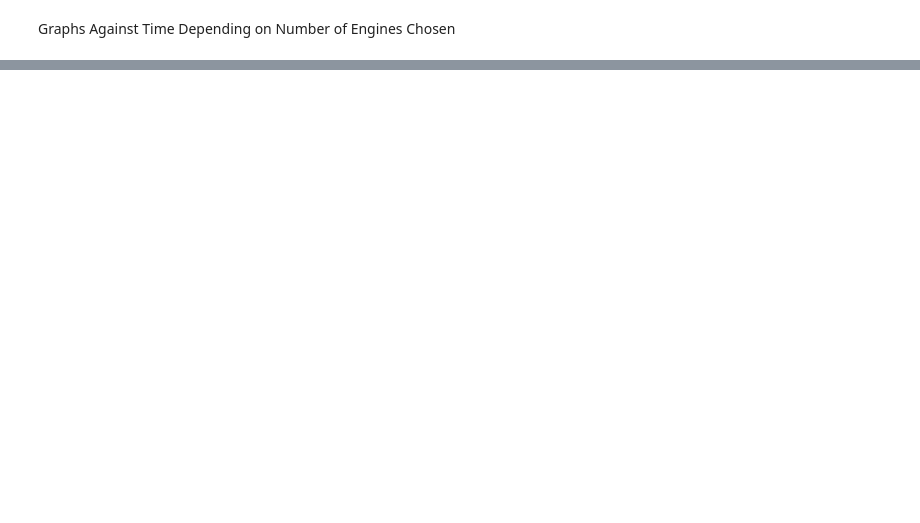
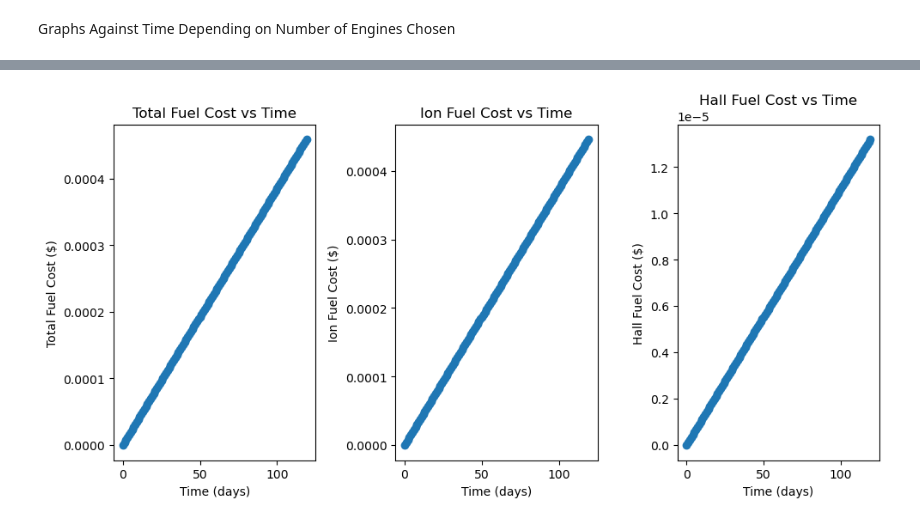
Before and after one commit to Sgail7/Prelim_Rocket_Calc, a Jupyter notebook: electric_prop_test1.ipynb, the cells around one changed output, grey strips where cells are left out. Drawn from its saved outputs; the diff is of its cells as text; code cells hidden in the pictures; blank space fills up the shorter version.

```diff
--- a/electric_prop_test1.ipynb
+++ b/electric_prop_test1.ipynb
@@ -101,3 +107,11 @@ totalspeed = (iontotalspeed+ halltotalspeed)
+# %%
+xenoncost = 5000 # in $/kg
+# Ion total fuel cost
+iontotalfuelcost = ionmdot*xenoncost*time*60*60*24
+# Hall total fuel cost
+halltotalfuelcost = hallmdot*xenoncost*time*halltime
+# Total fuel cost
+totalfuelcost = iontotalfuelcost + halltotalfuelcost
 # %% [markdown]
 Graphs Against Time Depending on Number of Engines Chosen
 # %%
@@ -152,0 +192,25 @@ plt.show()
+# %%
+fig, axs = plt.subplots(1, 3, figsize=(10, 5))
+
+# Total Fuel Cost
+axs[0].scatter(time, totalfuelcost)
+axs[0].set_xlabel('Time (days)')
+axs[0].set_ylabel('Total Fuel Cost ($)')
+axs[0].set_title('Total Fuel Cost vs Time')
+
+# Ion Fuel Cost
+axs[1].scatter(time, iontotalfuelcost)
+axs[1].set_xlabel('Time (days)')
+axs[1].set_ylabel('Ion Fuel Cost ($)')
+axs[1].set_title('Ion Fuel Cost vs Time')
+
+# Hall Fuel Cost
+axs[2].scatter(time, halltotalfuelcost)
+axs[2].set_xlabel('Time (days)')
+axs[2].set_ylabel('Hall Fuel Cost ($)')
+axs[2].set_title('Hall Fuel Cost vs Time')
+
+plt.tight_layout()
+plt.show()
+# %% [output]
+[figure, added]
```
Also changed, not shown: parts of 9 cells of this notebook.
